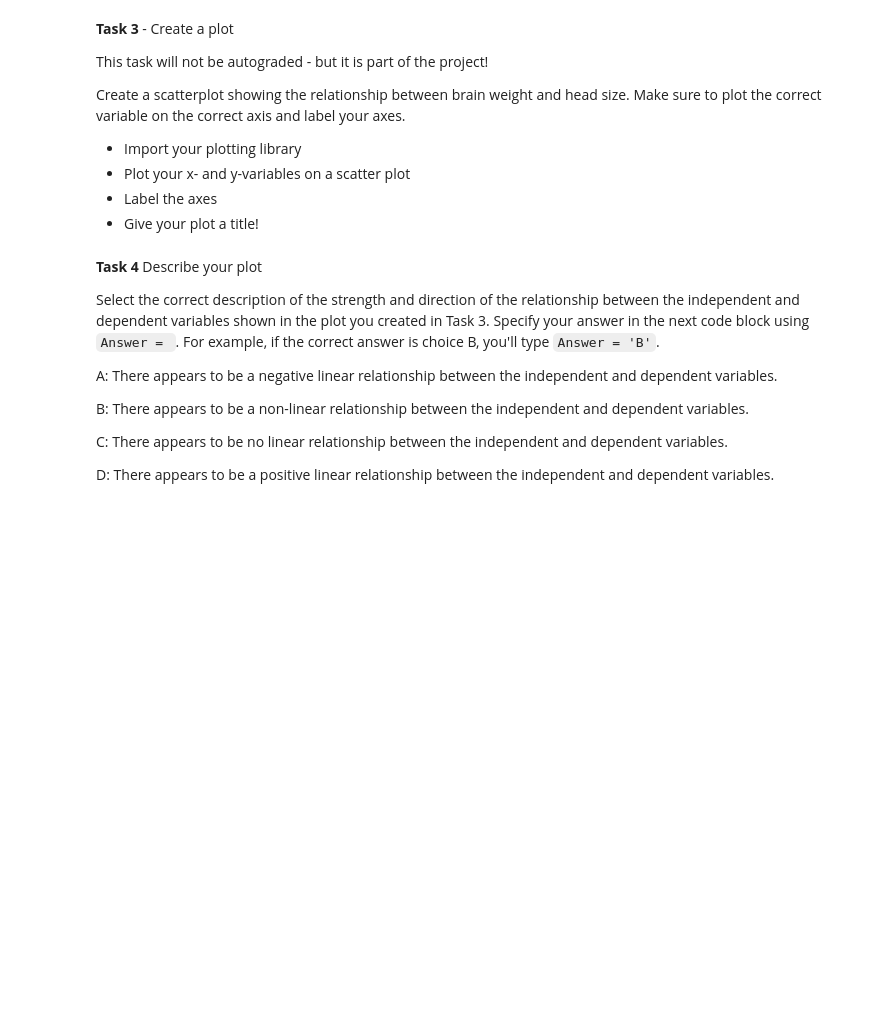
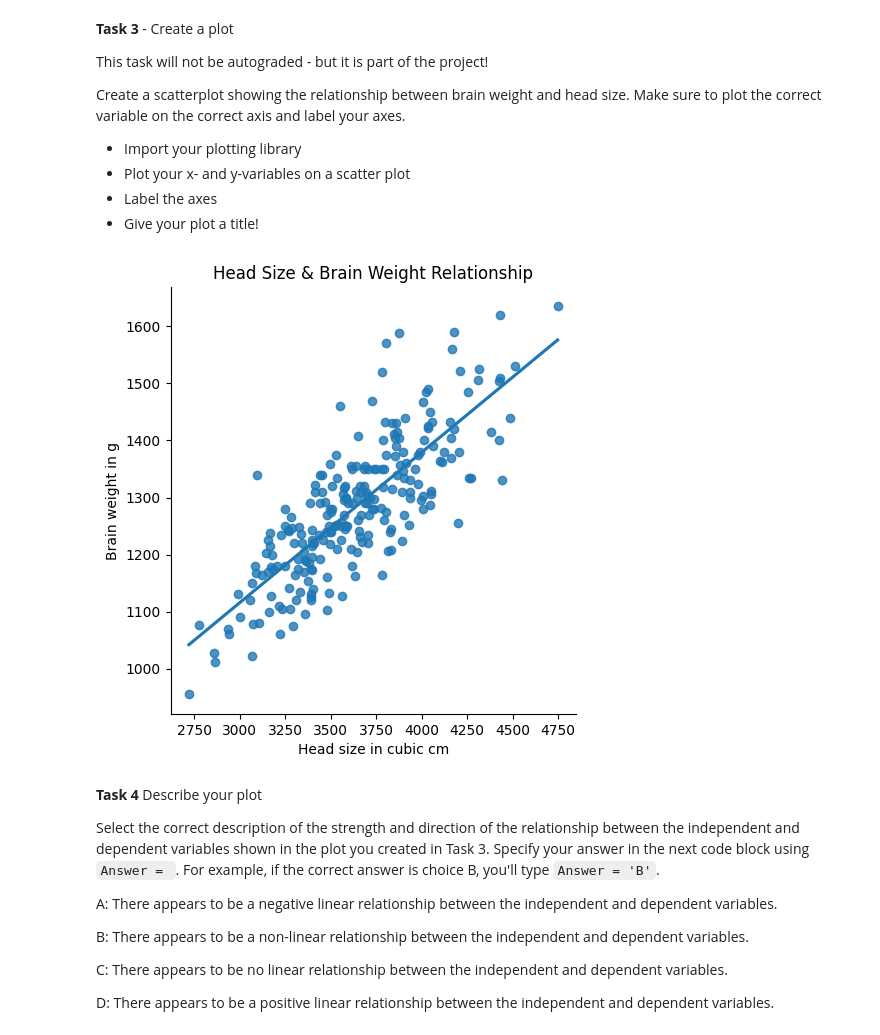
Before and after one commit to sikoh/DS-Statistics, a Jupyter notebook: Linear-Correlation-Regression/DS_SimpleLinearRegression_Homework.ipynb, the cells around one changed output. Drawn from its saved outputs; the diff is of its cells as text; code cells hidden in the pictures; blank space fills up the shorter version.

```diff
--- a/Linear-Correlation-Regression/DS_SimpleLinearRegression_Homework.ipynb
+++ b/Linear-Correlation-Regression/DS_SimpleLinearRegression_Homework.ipynb
@@ -48,7 +48,7 @@ import numpy as np
 data_url = 'https://raw.githubusercontent.com/bloominstituteoftechnology/data-science-practice-datasets/main/unit_1/Brainhead/Brainhead.csv'
 
 # YOUR CODE HERE
-raise NotImplementedError()
-
+#raise NotImplementedError()
+brainhead = pd.read_csv(data_url)
 # Print out your DataFrame
-df.head()
+brainhead.head()
@@ -97,9 +113,19 @@ Create a scatterplot showing the relationship between brain weight and head size
 # %%
 # Task 3
 # (NOT autograded but fill in your code!)
 
 # YOUR CODE HERE
-raise NotImplementedError()
+#raise NotImplementedError()
+sns.lmplot(x = 'Head', y='Brain', data = brainhead, ci= None)
+
+plt.title('Head Size & Brain Weight Relationship')
+plt.xlabel('Head size in cubic cm')
+plt.ylabel('Brain weight in g')
+
+
+plt.show()
+# %% [output]
+[figure, added]
 # %% [markdown]
 **Task 4** Describe your plot
 
```
Also changed, not shown: parts of 5 cells of this notebook.
